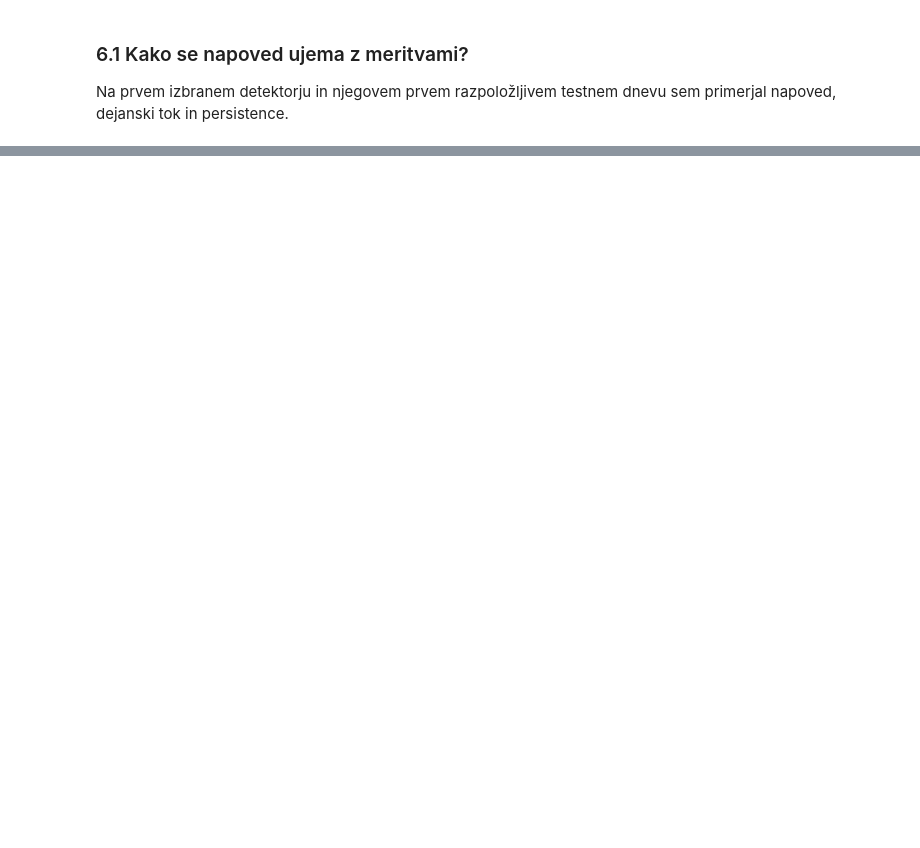
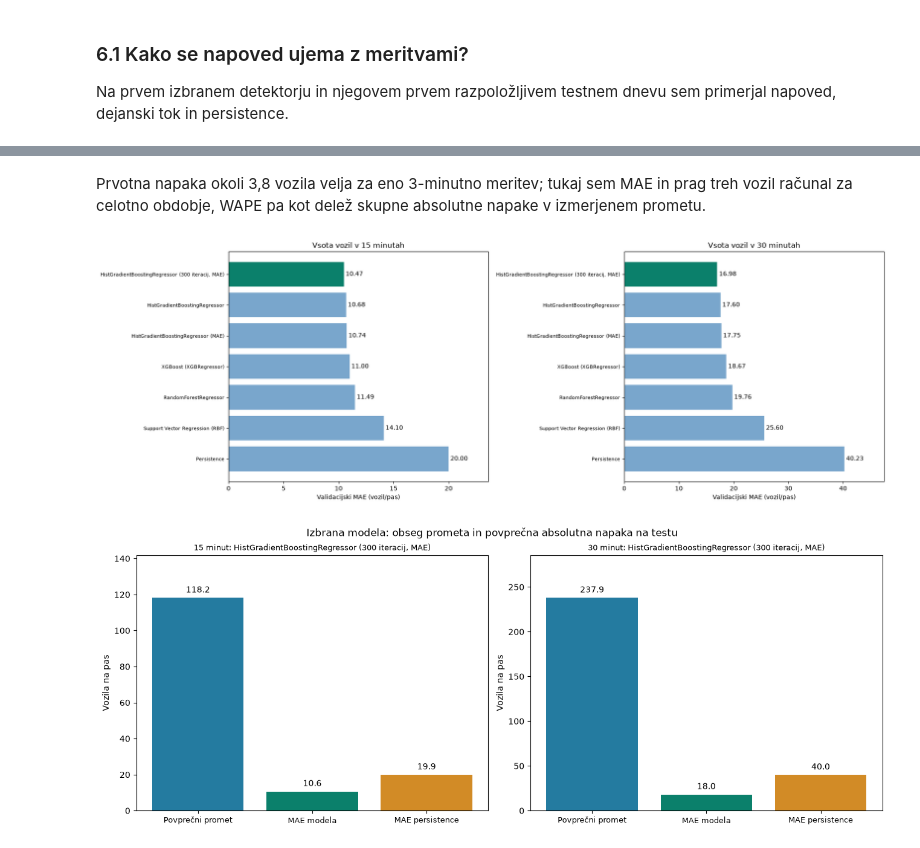
Before and after one commit to bagiicpp/traffic-twin, a Jupyter notebook: notebooks/07_feature_model_comparison.ipynb, the cells around one changed output, grey strips where cells are left out. Saved outputs shown, nothing was run; the diff lists cells and outputs as text; code cells hidden in the pictures; blank space fills up the shorter version.

```diff
--- a/notebooks/07_feature_model_comparison.ipynb
+++ b/notebooks/07_feature_model_comparison.ipynb
@@ -484,13 +551,13 @@ for ax, horizon in zip(axes, HORIZONS):
                          freq=f'{ORIGIN_STEP_MINUTES}min')
     view = example.set_index('target_time').reindex(grid)
     ax.plot(view.index, view.observed, label='Dejanski tok', color='#273746', linewidth=1.7)
-    ax.plot(view.index, view.predicted, label='Izbrani HGB' if winners[horizon].startswith('HGB') else winners[horizon],
+    ax.plot(view.index, view.predicted, label=winners[horizon],
             color='#0b806b', linewidth=1.6)
     ax.plot(view.index, view.flow, label='Persistence', color='#d28b26', alpha=0.65, linestyle='--')
     day = example.timestamp.min().strftime('%d. %m. %Y')
     ax.set(title=f'{detector_ids[0]} · {day} · {horizon} minut vnaprej',
            xlabel='Čas napovedane meritve', ylabel='Tok (vozil/uro/pas)')
-    ax.legend(loc='upper left', ncols=3)
+    ax.legend(loc='upper left', fontsize=8)
 fig.savefig(OUTPUT_DIR / 'forecast_vs_observed.png', dpi=150, bbox_inches='tight')
 plt.show()
 # %% [output]
@@ -499,0 +699,34 @@ Opazil sem, da HGB sledi splošnemu poteku prometa, vseh kratkotrajnih vrhov pa
+# %% [markdown]
+Prvotna napaka okoli 3,8 vozila velja za eno 3-minutno meritev; tukaj sem MAE in prag treh vozil računal za celotno obdobje, WAPE pa kot delež skupne absolutne napake v izmerjenem prometu.
+# %%
+fig, axes = plt.subplots(1, 2, figsize=(18, 6), layout='constrained')
+for ax, horizon in zip(axes, HORIZONS):
+    rows = count_results.loc[count_results['Obdobje [min]'].eq(horizon)].sort_values('Validacijski MAE', ascending=False)
+    colors = ['#0b806b' if selected else '#79a6cc' for selected in rows.Izbran]
+    bars = ax.barh(rows.Model, rows['Validacijski MAE'], color=colors)
+    ax.bar_label(bars, fmt='%.2f', padding=3)
+    ax.tick_params(axis='y', labelsize=8)
+    ax.set(title=f'Vsota vozil v {horizon} minutah', xlabel='Validacijski MAE (vozil/pas)')
+    ax.set_xlim(0, rows['Validacijski MAE'].max() * 1.18)
+fig.savefig(OUTPUT_DIR / 'vehicle_count_model_comparison.png', dpi=150, bbox_inches='tight')
+plt.show()
+
+fig, axes = plt.subplots(1, 2, figsize=(13, 5), layout='constrained')
+for ax, horizon in zip(axes, HORIZONS):
+    rows = count_full_results.loc[count_full_results['Obdobje [min]'].eq(horizon)].set_index('Model')
+    winner = count_winners[horizon]
+    model, baseline = rows.loc[winner], rows.loc['Persistence']
+    bars = ax.bar(['Povprečni promet', 'MAE modela', 'MAE persistence'],
+                  [model['Povprečno vozil/pas'], model['MAE [vozil/pas]'], baseline['MAE [vozil/pas]']],
+                  color=['#247ba0', '#0b806b', '#d28b26'])
+    ax.bar_label(bars, fmt='%.1f', padding=4)
+    ax.set(title=f'{horizon} minut: {winner}', ylabel='Vozila na pas')
+    ax.title.set_fontsize(9)
+    ax.tick_params(axis='x', labelsize=9)
+    ax.margins(y=0.2)
+fig.suptitle('Izbrana modela: obseg prometa in povprečna absolutna napaka na testu')
+fig.savefig(OUTPUT_DIR / 'vehicle_count_comparison.png', dpi=150, bbox_inches='tight')
+plt.show()
+# %% [output]
+[figure, added]
+[figure, added]
```
Also changed, not shown: parts of 21 cells of this notebook, 2 other files.
